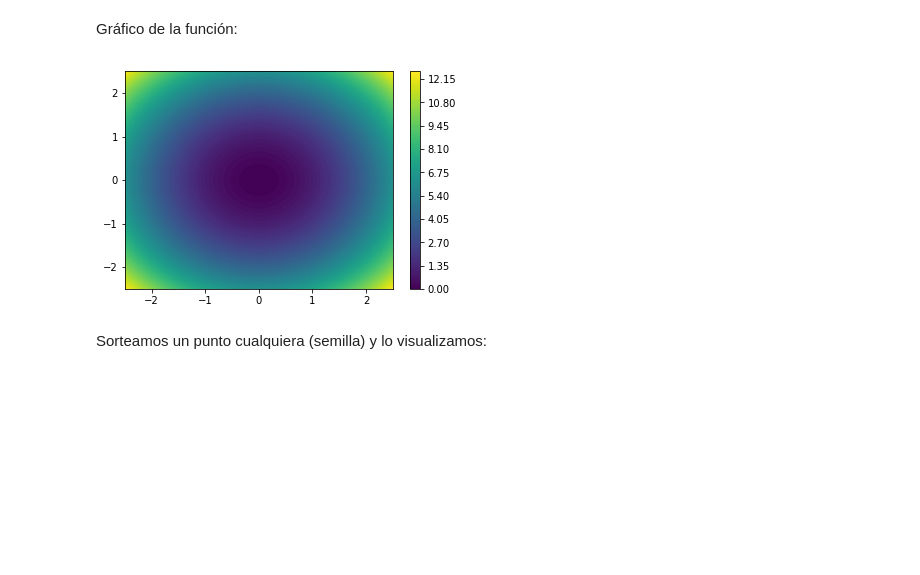
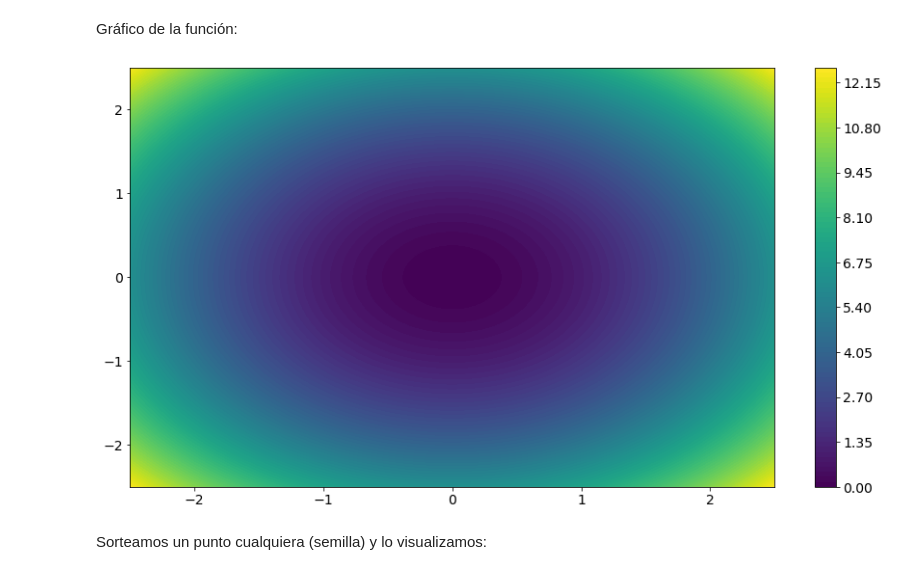
Before and after one commit to mlares/astrometria, a Jupyter notebook: C11_GradientDescent.ipynb, the cells around one changed output. Saved outputs shown, nothing was run; the diff lists cells and outputs as text; code cells hidden in the pictures; blank space fills up the shorter version.

```diff
--- a/C11_GradientDescent.ipynb
+++ b/C11_GradientDescent.ipynb
@@ -23,11 +23,12 @@ for ix,x in enumerate(_X):
 # %% [markdown]
 Gráfico de la función:
 # %%
+fig = plt.figure(figsize=(15,8))
 plt.contourf(_X,_Y,_Z,100)
 plt.colorbar()
 plt.show()
 # %% [output]
-[figure, old version]
+[figure, new version]
 # %% [markdown]
 Sorteamos un punto cualquiera (semilla) y lo visualizamos:
 # %%
```
Also changed, not shown: parts of 3 cells of this notebook, 25 other files.
